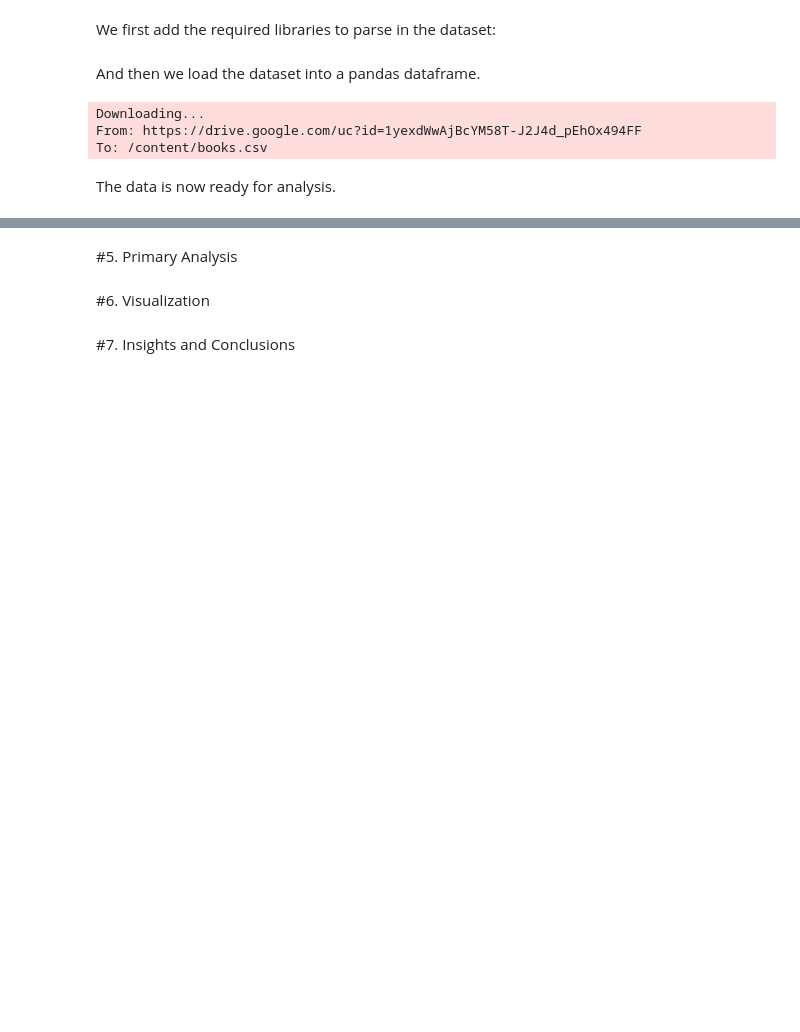
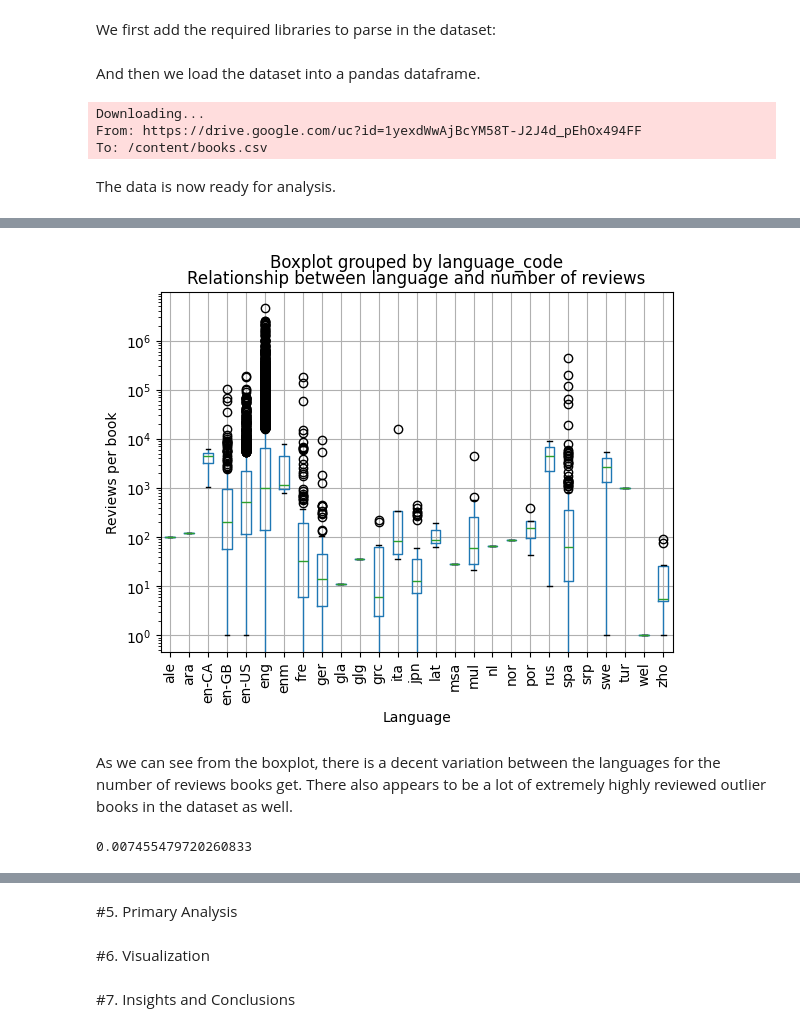
Before and after one commit to aspanguluri/aspanguluri.github.io, a Jupyter notebook: FinalProject.ipynb, the cells around one changed output, grey strips where cells are left out. Cells and saved outputs as stored; diff of their text form; code cells hidden in the pictures; blank space fills up the shorter version.

```diff
--- a/FinalProject.ipynb
+++ b/FinalProject.ipynb
@@ -51,0 +117,2 @@ The data is now ready for analysis.
+# %%
+books_df.columns = books_df.columns.str.strip()
@@ -51,0 +138,19 @@ The data is now ready for analysis.
+# %%
+books_df[["language_code", "ratings_count"]].boxplot(by="language_code")
+plt.xlabel("Language")
+plt.ylabel("Reviews per book")
+plt.title("Relationship between language and number of reviews")
+plt.yscale("log")
+plt.xticks(rotation=90)
+plt.show()
+# %% [output]
+[figure, added]
+# %% [markdown]
+As we can see from the boxplot, there is a decent variation between the languages for the number of reviews books get. There also appears to be a lot of extremely highly reviewed outlier books in the dataset as well.
+# %%
+# Performing the ANOVA test:
+samples = [x[1] for x in books_df.groupby("language_code")["ratings_count"]]
+f_val, p_val = stats.f_oneway(*samples)
+p_val
+# %% [output]
+0.007455479720260833
```
Also changed, not shown: parts of 29 cells of this notebook, 1 other file.
